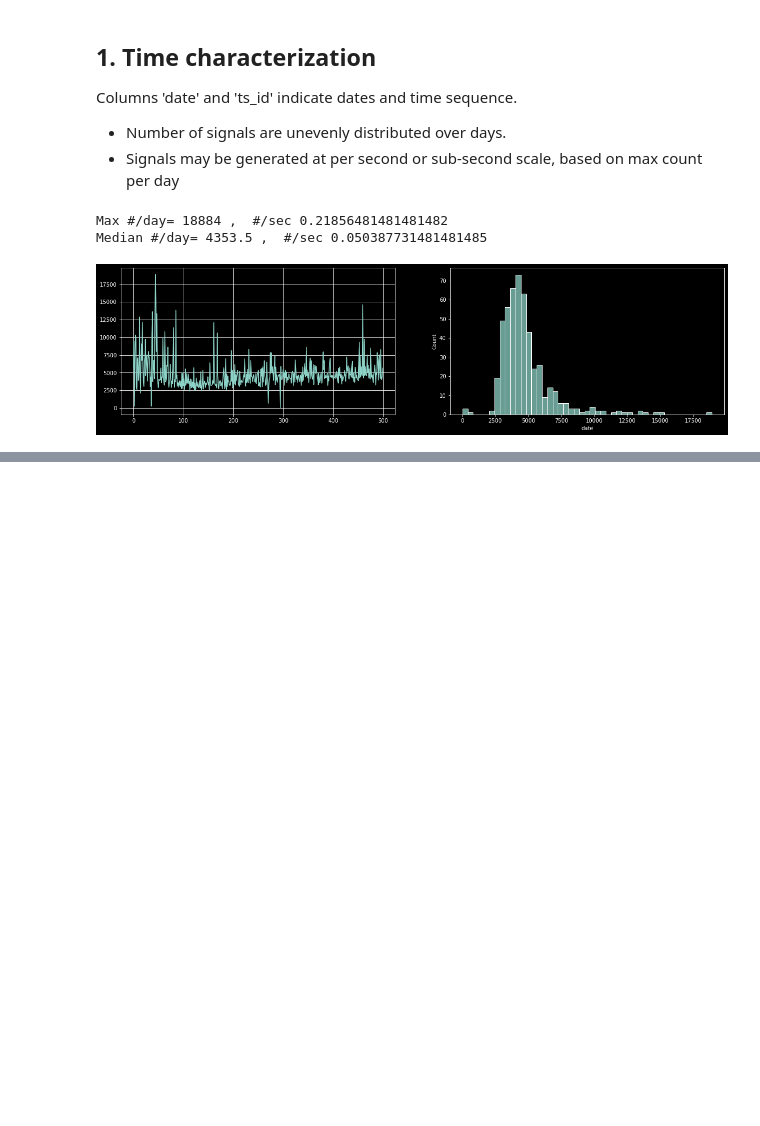
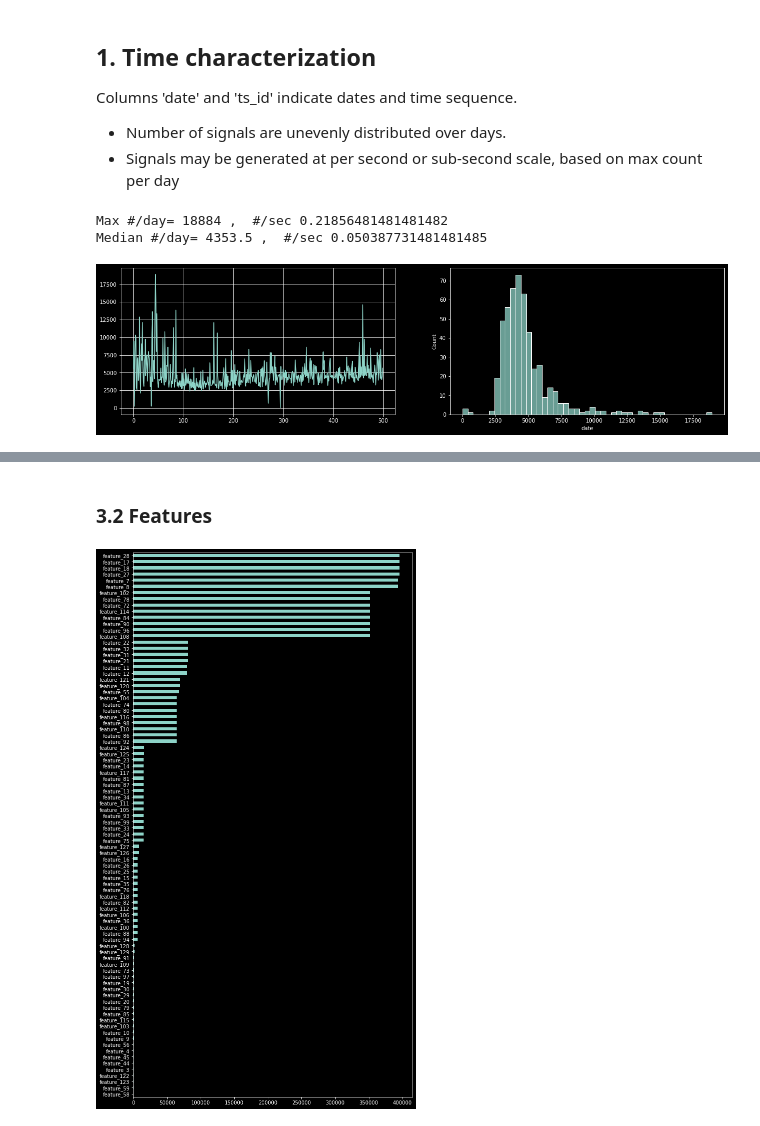
Before and after one commit to haibinfwang/k_JaneStreet20, a Jupyter notebook: S_js20_EDA_01.ipynb, the cells around one changed output, grey strips where cells are left out. Saved outputs shown, nothing was run; the diff lists cells and outputs as text; code cells hidden in the pictures; blank space fills up the shorter version.

```diff
--- a/S_js20_EDA_01.ipynb
+++ b/S_js20_EDA_01.ipynb
@@ -113,0 +169,10 @@ data[['weight']].shape
+# %% [markdown]
+### 3.2 Features
+# %%
+features = [f"feature_{x}" for x in range(130)]
+null_count = data[features].isna().sum().sort_values(ascending=True)
+null_count = null_count[null_count >0]
+_, ax = plt.subplots(nrows=1, ncols=1, figsize=(10, 20) )
+null_count.plot.barh(ax=ax);
+# %% [output]
+[figure, added]
```
Also changed, not shown: parts of 19 cells of this notebook, 2 other files.
